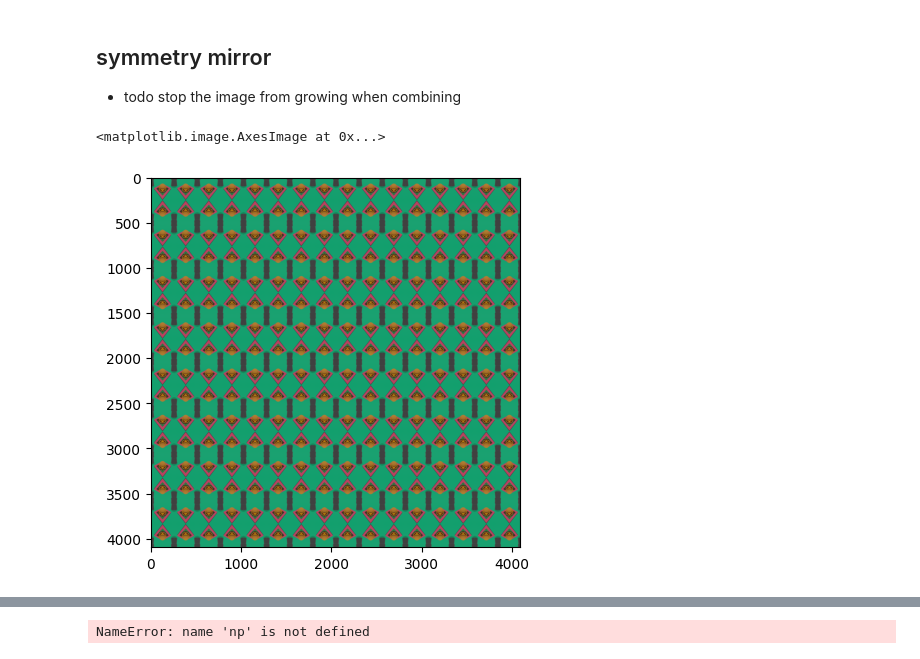
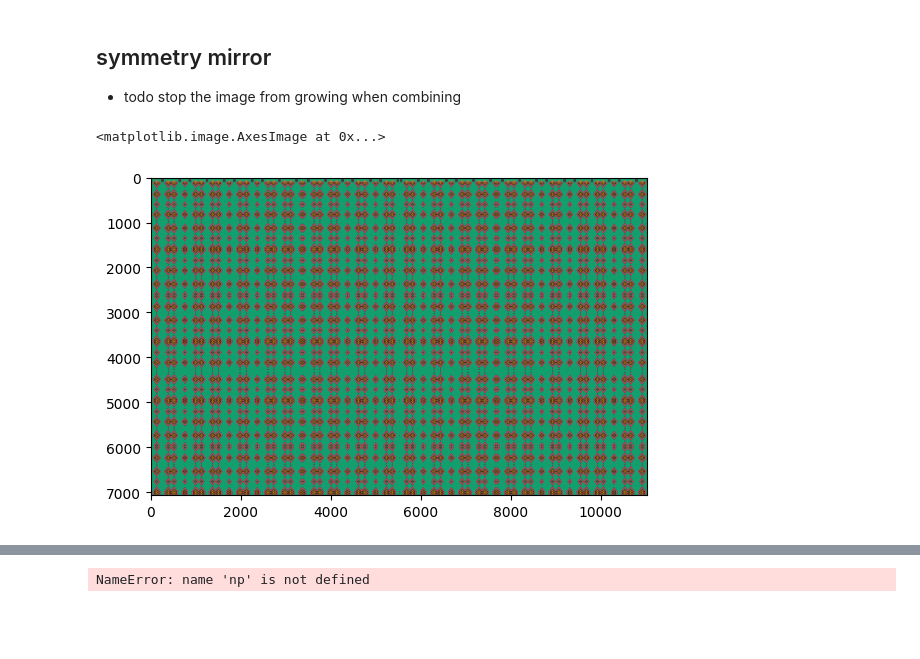
Before and after one commit to elynch90/ImageJam-Desktop, a Jupyter notebook: src/image_experiments.ipynb, the cells around one changed output, grey strips where cells are left out. Drawn from its saved outputs; the diff is of its cells as text; code cells hidden in the pictures; blank space fills up the shorter version.

```diff
--- a/src/image_experiments.ipynb
+++ b/src/image_experiments.ipynb
@@ -93,34 +93,51 @@ def symetric_mirror(img_array):
     img_h, img_w, _ = img_array.shape
     # get half the image relative to the width
     half_img = img_array[:, :int(img_w / 2), :]
     # transpose the image
     half_img = np.transpose(half_img, (1, 0, 2))
     # create a mirror image along the y-axis
     half_img_b = np.flip(half_img, axis=1)
     # combine the two images
     sym_mirror_img_a = np.concatenate((half_img, half_img_b), axis=1)
     # mirror the image along the x-axis
     sym_mirror_img_b = np.flip(sym_mirror_img_a, axis=0)
+    # half the size of each image
+    sym_mirror_img_a = sym_mirror_img_a[:int(img_w / 2), :, :]
+    sym_mirror_img_b = sym_mirror_img_b[:int(img_h / 2), :, :]
     # combine the two images
     sym_mirror_img = np.concatenate((sym_mirror_img_a, sym_mirror_img_b), axis=0)
+    # how can we combine the images while keeping the original aspect ratio?
+    # A: we can use the original image dimensions to determine the new image dimensions
+    # we can then use the new image dimensions to create a new image array
+    # resize the image to the original dimensions
+    # sym_mirror_img = Image.fromarray(sym_mirror_img)
+    # sym_mirror_img = sym_mirror_img.resize((img_w, img_h))
+    # convert the image back to an array
+    # sym_mirror_img = np.asarray(sym_mirror_img)
 
     return sym_mirror_img
 
 
 def kaleidoscope(img_array, n):
     """create a kaleidoscope image for n steps"""
+    orginal_shape = img_array.shape
     steps = 0
     while steps < n:
         img_array = symetric_mirror(img_array)
         steps += 1
+    # resize the image to the original dimensions
+    # img_array = Image.fromarray(img_array)
+    # img_array = img_array.resize((orginal_shape[1], orginal_shape[0]))
+    # convert the image back to an array
+    # img_array = np.asarray(img_array)
     return img_array
 
 
 kaleido_8 = kaleidoscope(img_array, 8)
 plt.imshow(kaleido_8)
 # %% [output]
 <matplotlib.image.AxesImage at 0x...>
-[figure, old version]
+[figure, new version]
 # %%
 img_w, img_h = img.size
 half_w = int(img_w / 2)
```
Also changed, not shown: parts of 1 cell of this notebook.
